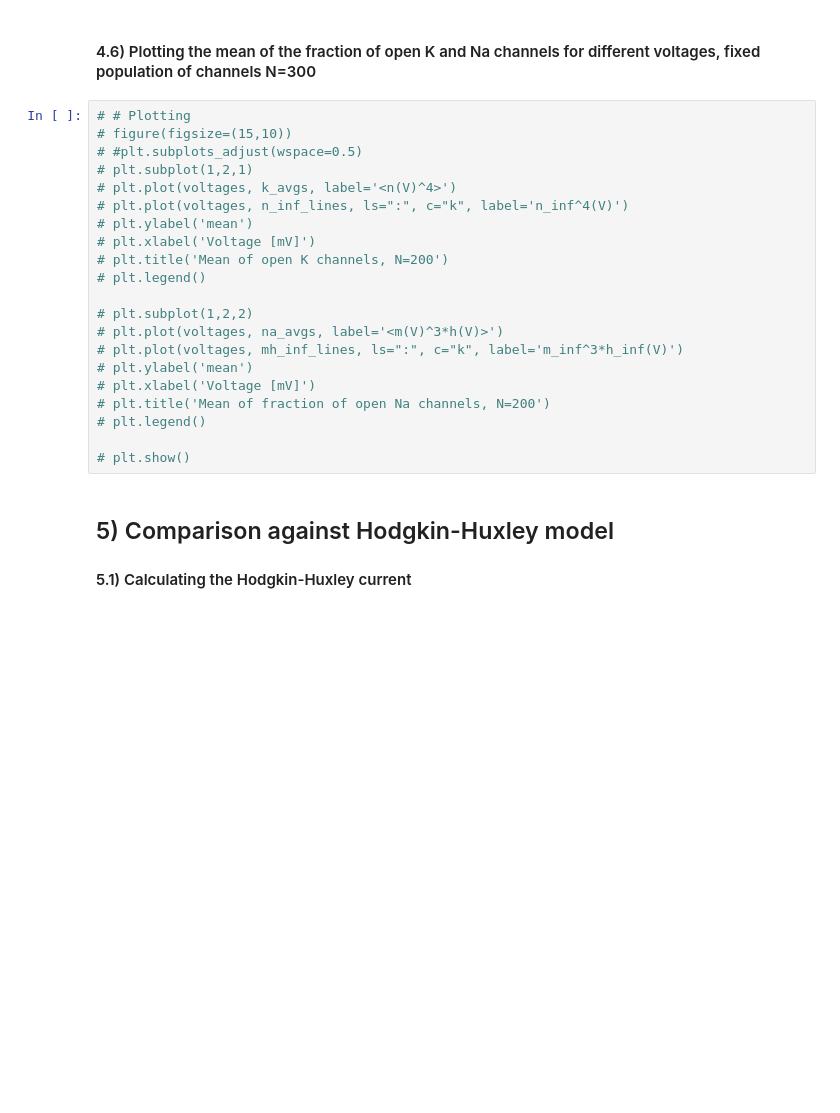
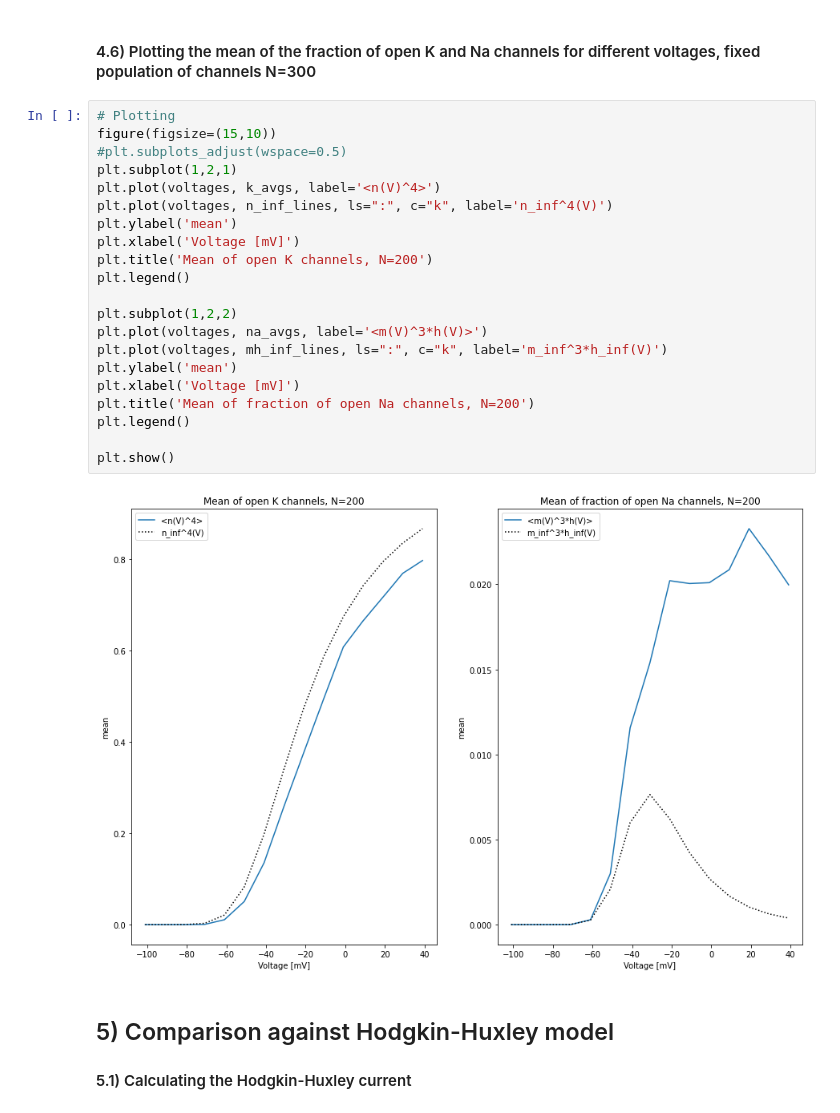
Before and after one commit to ahmedtarek-/MNS_CP_2022, a Jupyter notebook: stochastic_channel/Stochastic.ipynb, the cells around one changed output. Drawn from its saved outputs; the diff is of its cells as text; blank space fills up the shorter version.

```diff
--- a/stochastic_channel/Stochastic.ipynb
+++ b/stochastic_channel/Stochastic.ipynb
@@ -604,26 +608,28 @@ def tao_h(voltage):
 # %% [markdown]
 #### 4.6) Plotting the mean of the fraction of open K and Na channels for different voltages, fixed population of channels N=300
 # %%
-# # Plotting
-# figure(figsize=(15,10))
-# #plt.subplots_adjust(wspace=0.5)
-# plt.subplot(1,2,1)
-# plt.plot(voltages, k_avgs, label='<n(V)^4>')
-# plt.plot(voltages, n_inf_lines, ls=":", c="k", label='n_inf^4(V)')
-# plt.ylabel('mean')
-# plt.xlabel('Voltage [mV]')
-# plt.title('Mean of open K channels, N=200')
-# plt.legend()
+# Plotting
+figure(figsize=(15,10))
+#plt.subplots_adjust(wspace=0.5)
+plt.subplot(1,2,1)
+plt.plot(voltages, k_avgs, label='<n(V)^4>')
+plt.plot(voltages, n_inf_lines, ls=":", c="k", label='n_inf^4(V)')
+plt.ylabel('mean')
+plt.xlabel('Voltage [mV]')
+plt.title('Mean of open K channels, N=200')
+plt.legend()
 
-# plt.subplot(1,2,2)
-# plt.plot(voltages, na_avgs, label='<m(V)^3*h(V)>')
-# plt.plot(voltages, mh_inf_lines, ls=":", c="k", label='m_inf^3*h_inf(V)')
-# plt.ylabel('mean')
-# plt.xlabel('Voltage [mV]')
-# plt.title('Mean of fraction of open Na channels, N=200')
-# plt.legend()
+plt.subplot(1,2,2)
+plt.plot(voltages, na_avgs, label='<m(V)^3*h(V)>')
+plt.plot(voltages, mh_inf_lines, ls=":", c="k", label='m_inf^3*h_inf(V)')
+plt.ylabel('mean')
+plt.xlabel('Voltage [mV]')
+plt.title('Mean of fraction of open Na channels, N=200')
+plt.legend()
 
-# plt.show()
+plt.show()
+# %% [output]
+[figure, added]
 # %% [markdown]
 ## 5) Comparison against Hodgkin-Huxley model
 
```
Also changed, not shown: parts of 10 cells of this notebook.
